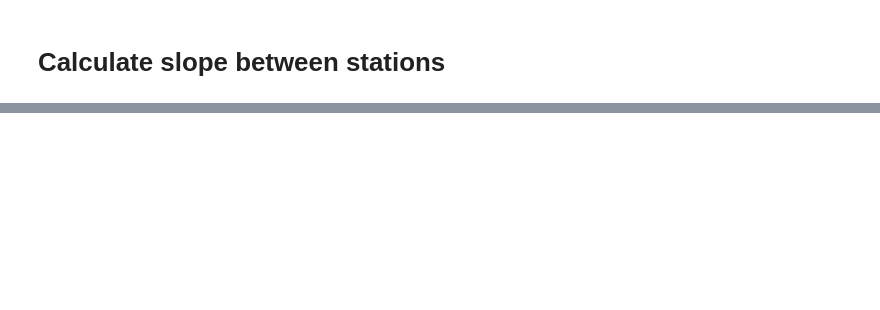
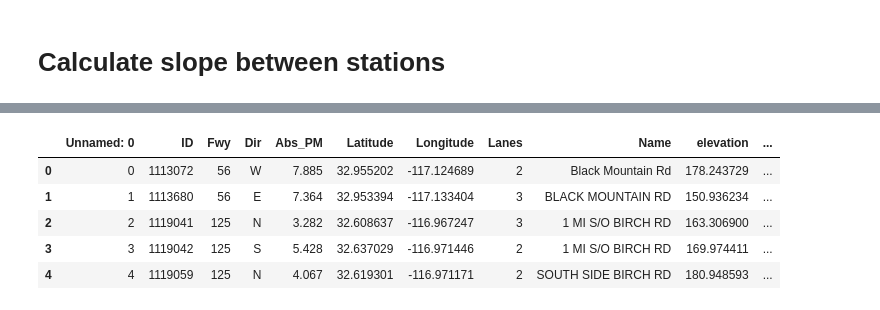
Before and after one commit to abrespect/DSE_Cohort2_Traffic_Capstone, a Jupyter notebook: cohort2/exploration/data_get_terrain.ipynb, the cells around one changed output, grey strips where cells are left out. Cells and saved outputs as stored; diff of their text form; code cells hidden in the pictures; blank space fills up the shorter version.

```diff
--- a/cohort2/exploration/data_get_terrain.ipynb
+++ b/cohort2/exploration/data_get_terrain.ipynb
@@ -356,0 +323,11 @@ new_meta_frame_with_grade[new_meta_frame_with_grade.Type == 'ML'].to_csv('../dat
+# %%
+new_meta_frame_with_grade_ML = pd.read_csv('../data/meta_2015_with_elev_and_grade.csv')
+new_meta_frame_with_grade_ML['Type'] = 'ML'
+new_meta_frame_with_grade_ML.head()
+# %% [output]
+|  | Unnamed: 0 | ID | Fwy | Dir | Abs_PM | Latitude | Longitude | Lanes | Name | elevation | ... |
+| 0 | 0 | 1113072 | 56 | W | 7.885 | 32.955202 | -117.124689 | 2 | Black Mountain Rd | 178.243729 | ... |
+| 1 | 1 | 1113680 | 56 | E | 7.364 | 32.953394 | -117.133404 | 3 | BLACK MOUNTAIN RD | 150.936234 | ... |
+| 2 | 2 | 1119041 | 125 | N | 3.282 | 32.608637 | -116.967247 | 3 | 1 MI S/O BIRCH RD | 163.306900 | ... |
+| 3 | 3 | 1119042 | 125 | S | 5.428 | 32.637029 | -116.971446 | 2 | 1 MI S/O BIRCH RD | 169.974411 | ... |
+| 4 | 4 | 1119059 | 125 | N | 4.067 | 32.619301 | -116.971171 | 2 | SOUTH SIDE BIRCH RD | 180.948593 | ... |
```
Also changed, not shown: parts of 59 cells of this notebook, 4 other files.
